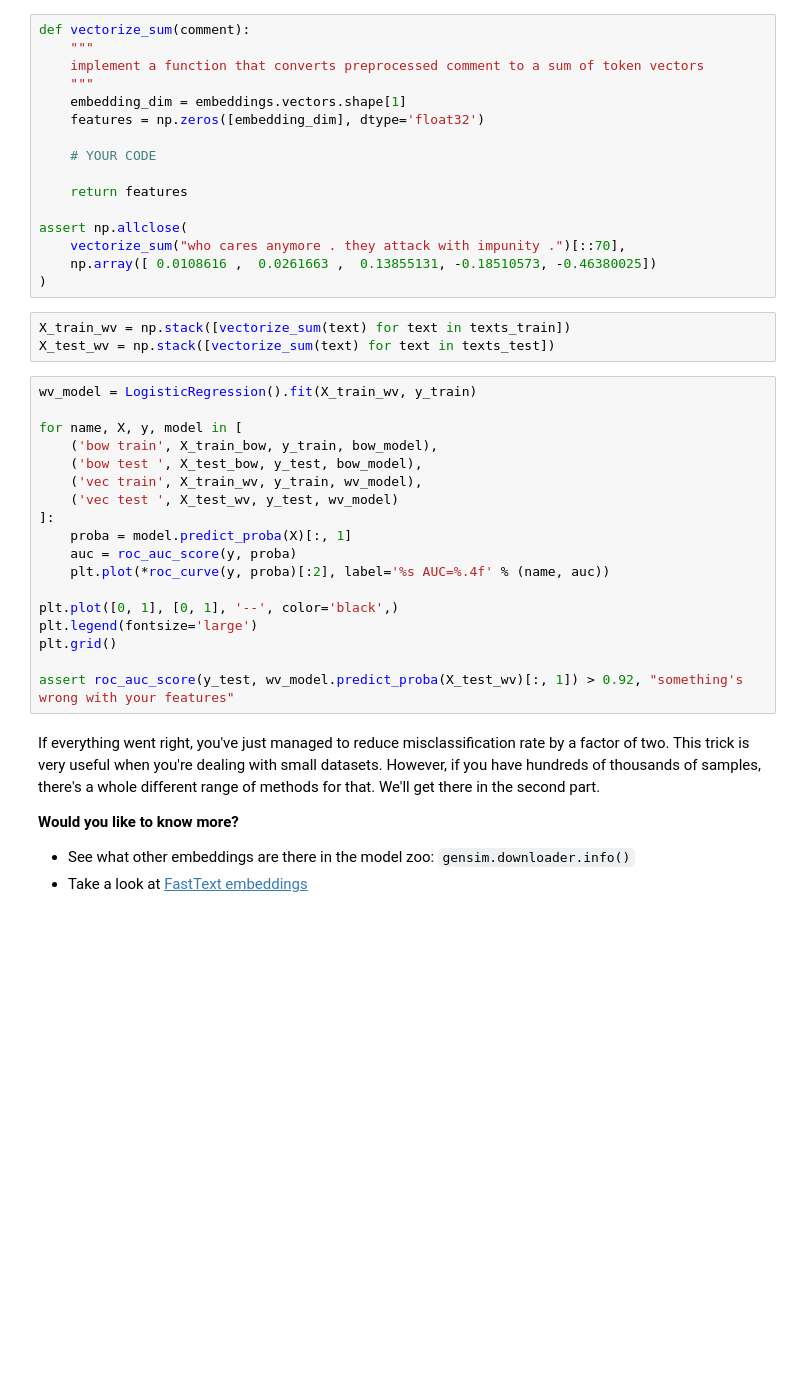
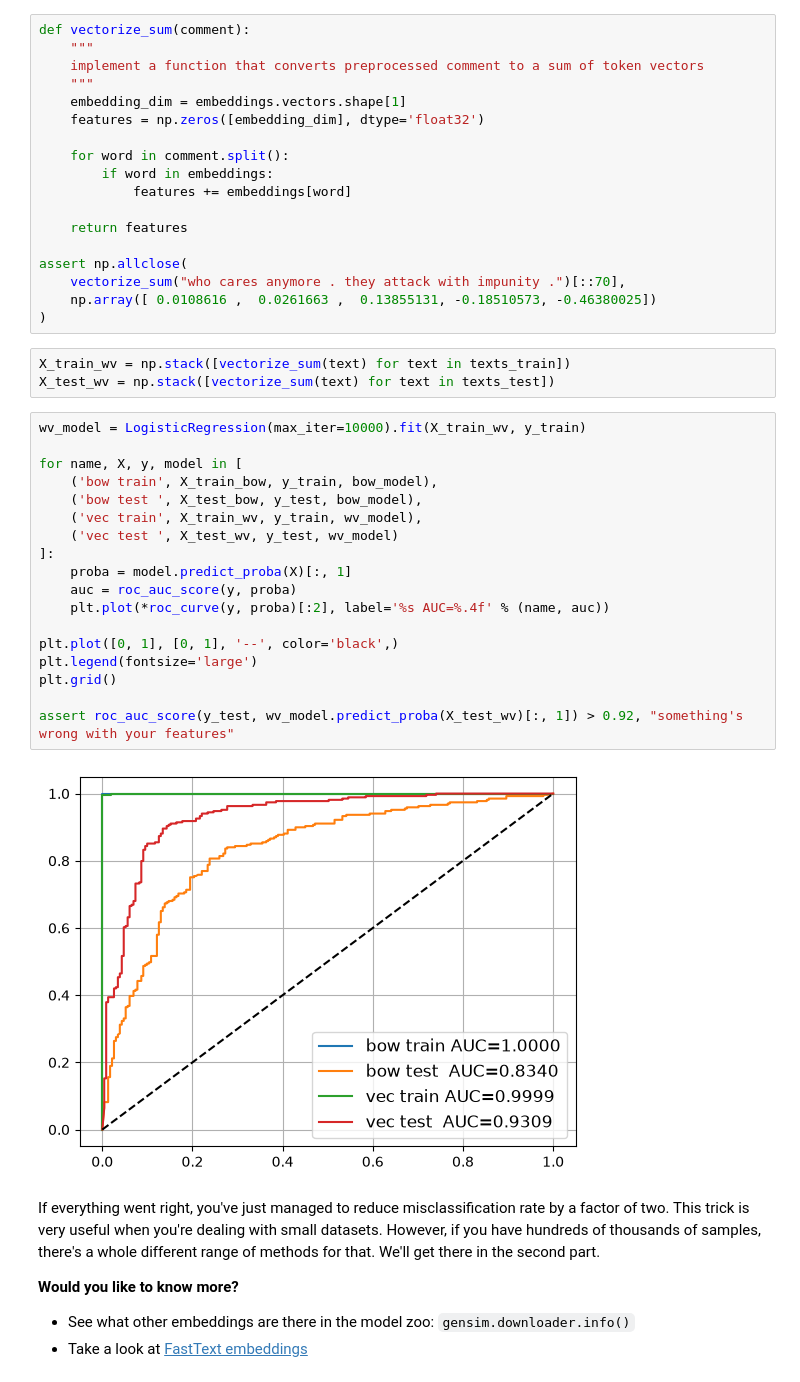
Before and after one commit to serzhikWW/nlp_course, a Jupyter notebook: week01_embeddings/seminar.ipynb, the cells around one changed output. Saved outputs shown, nothing was run; the diff lists cells and outputs as text; blank space fills up the shorter version.

```diff
--- a/week01_embeddings/seminar.ipynb
+++ b/week01_embeddings/seminar.ipynb
@@ -675,7 +806,9 @@ def vectorize_sum(comment):
     embedding_dim = embeddings.vectors.shape[1]
     features = np.zeros([embedding_dim], dtype='float32')
 
-    # YOUR CODE
+    for word in comment.split():
+        if word in embeddings:
+            features += embeddings[word]
 
     return features
 
@@ -687,23 +820,25 @@ assert np.allclose(
 X_train_wv = np.stack([vectorize_sum(text) for text in texts_train])
 X_test_wv = np.stack([vectorize_sum(text) for text in texts_test])
 # %%
-wv_model = LogisticRegression().fit(X_train_wv, y_train)
+wv_model = LogisticRegression(max_iter=10000).fit(X_train_wv, y_train)
 
 for name, X, y, model in [
     ('bow train', X_train_bow, y_train, bow_model),
     ('bow test ', X_test_bow, y_test, bow_model),
     ('vec train', X_train_wv, y_train, wv_model),
     ('vec test ', X_test_wv, y_test, wv_model)
 ]:
     proba = model.predict_proba(X)[:, 1]
     auc = roc_auc_score(y, proba)
     plt.plot(*roc_curve(y, proba)[:2], label='%s AUC=%.4f' % (name, auc))
 
 plt.plot([0, 1], [0, 1], '--', color='black',)
 plt.legend(fontsize='large')
 plt.grid()
 
 assert roc_auc_score(y_test, wv_model.predict_proba(X_test_wv)[:, 1]) > 0.92, "something's wrong with your features"
+# %% [output]
+[figure, added]
 # %% [markdown]
 If everything went right, you've just managed to reduce misclassification rate by a factor of two.
 This trick is very useful when you're dealing with small datasets. However, if you have hundreds of thousands of samples, there's a whole different range of methods for that. We'll get there in the second part.
```
Also changed, not shown: parts of 14 cells of this notebook.
